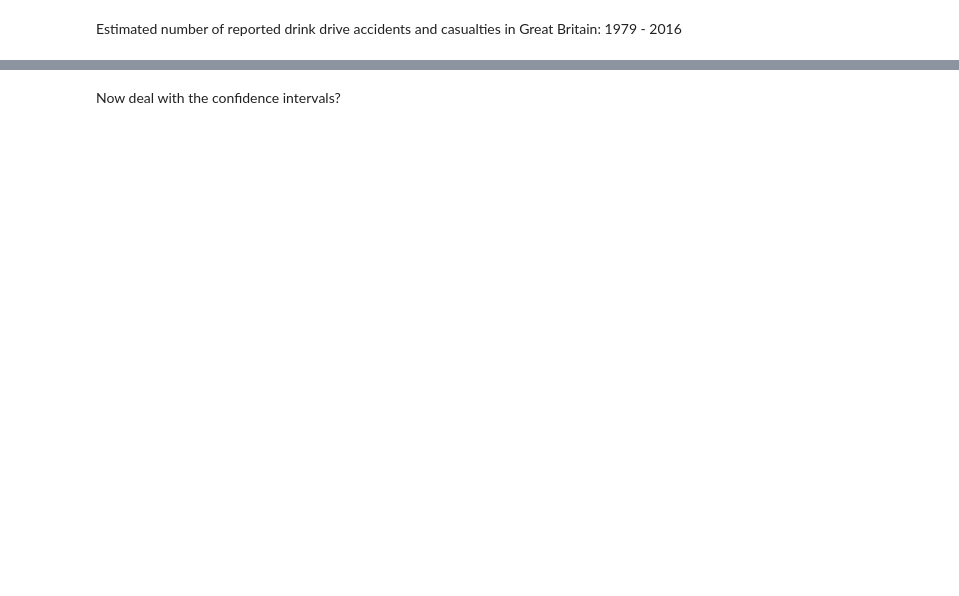
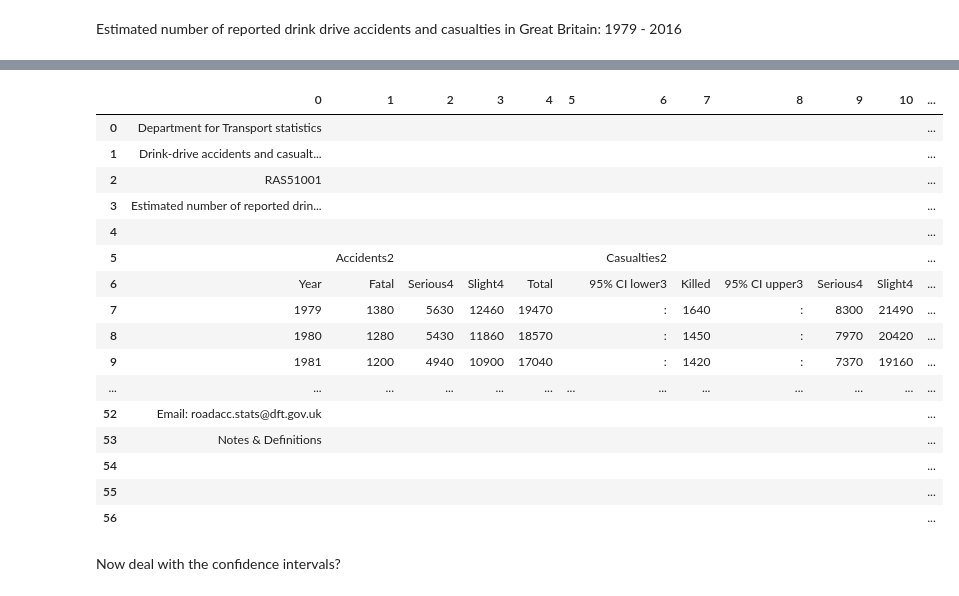
Before and after one commit to GSS-Cogs/DFT-alcohol-RAS51001, a Jupyter notebook: main.ipynb, the cells around one changed output, grey strips where cells are left out. Drawn from its saved outputs; the diff is of its cells as text; code cells hidden in the pictures; blank space fills up the shorter version.

Commit message:
Changed call to as.pandas when calling scraper.distribution

```diff
--- a/main.ipynb
+++ b/main.ipynb
@@ -8,8 +42,28 @@ scraper
 # %%
 df = scraper.distribution(
     title='Reported drink drive accidents and casualties in Great Britain since 1979'
-).as_pandas(sheet_name='RAS51001_Table_', start_row = 6,
-            row_limit = 39, start_column = 0, column_limit = 12)
+).as_pandas(sheet_name=None)
+#).as_pandas(sheet_name='RAS51001_Table_', start_row = 6,
+#            row_limit = 39, start_column = 0, column_limit = 12
+df
+# %% [output]
+|  | 0 | 1 | 2 | 3 | 4 | 5 | 6 | 7 | 8 | 9 | 10 | ... |
+| 0 | Department for Transport statistics |  |  |  |  |  |  |  |  |  |  | ... |
+| 1 | Drink-drive accidents and casualt... |  |  |  |  |  |  |  |  |  |  | ... |
+| 2 | RAS51001 |  |  |  |  |  |  |  |  |  |  | ... |
+| 3 | Estimated number of reported drin... |  |  |  |  |  |  |  |  |  |  | ... |
+| 4 |  |  |  |  |  |  |  |  |  |  |  | ... |
+| 5 |  | Accidents2 |  |  |  |  | Casualties2 |  |  |  |  | ... |
+| 6 | Year | Fatal | Serious4 | Slight4 | Total |  | 95% CI lower3 | Killed | 95% CI upper3 | Serious4 | Slight4 | ... |
+| 7 | 1979 | 1380 | 5630 | 12460 | 19470 |  | : | 1640 | : | 8300 | 21490 | ... |
+| 8 | 1980 | 1280 | 5430 | 11860 | 18570 |  | : | 1450 | : | 7970 | 20420 | ... |
+| 9 | 1981 | 1200 | 4940 | 10900 | 17040 |  | : | 1420 | : | 7370 | 19160 | ... |
+| ... | ... | ... | ... | ... | ... | ... | ... | ... | ... | ... | ... | ... |
+| 52 | Email: roadacc.stats@dft.gov.uk |  |  |  |  |  |  |  |  |  |  | ... |
+| 53 | Notes & Definitions |  |  |  |  |  |  |  |  |  |  | ... |
+| 54 |  |  |  |  |  |  |  |  |  |  |  | ... |
+| 55 |  |  |  |  |  |  |  |  |  |  |  | ... |
+| 56 |  |  |  |  |  |  |  |  |  |  |  | ... |
 # %%
 table = pd.DataFrame()
 # %%
```
Also changed, not shown: parts of 2 cells of this notebook.
